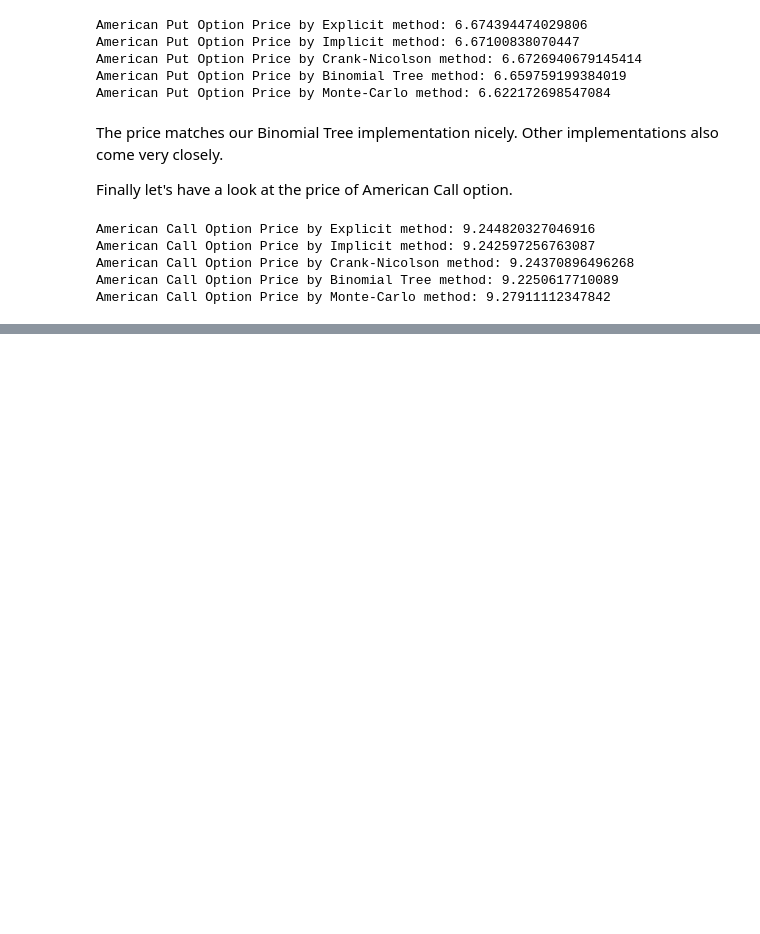
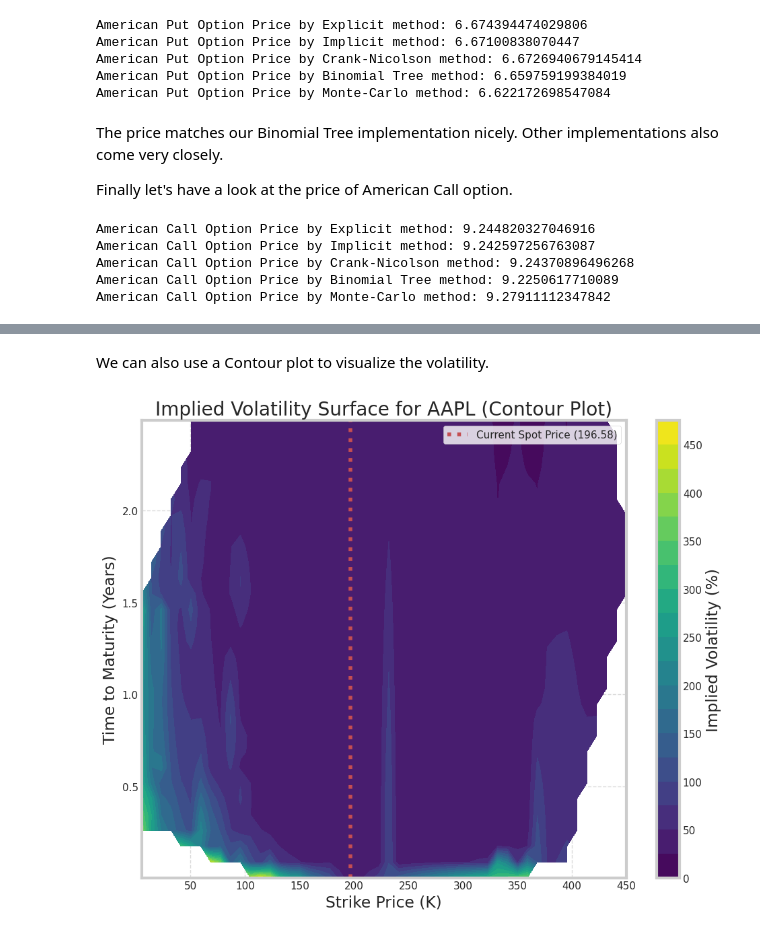
Before and after one commit to Lok-Tung-Li/Option-Pricing-and-Greek-Calculation, a Jupyter notebook: Options_Pricing_and_Greeks_Calculation.ipynb, the cells around one changed output, grey strips where cells are left out. Saved outputs shown, nothing was run; the diff lists cells and outputs as text; code cells hidden in the pictures; blank space fills up the shorter version.

```diff
--- a/Options_Pricing_and_Greeks_Calculation.ipynb
+++ b/Options_Pricing_and_Greeks_Calculation.ipynb
@@ -924,0 +1222,17 @@ American Call Option Price by Monte-Carlo method: 9.27911112347842
+# %% [markdown]
+We can also use a Contour plot to visualize the volatility.
+# %%
+# Contour plot for a 2D view
+plt.figure(figsize=(10, 8))
+contour = plt.contourf(X, Y, Z, levels=20, cmap=cm.viridis)
+plt.colorbar(contour, label='Implied Volatility (%)')
+plt.xlabel('Strike Price (K)')
+plt.ylabel('Time to Maturity (Years)')
+plt.title(f'Implied Volatility Surface for {TICKER} (Contour Plot)')
+plt.grid(True, linestyle='--', alpha=0.7)
+plt.axvline(x=spot_price, color='r', linestyle=':', label=f'Current Spot Price ({spot_price:.2f})')
+plt.legend()
+plt.tight_layout()
+plt.show()
+# %% [output]
+[figure, added]
```
Also changed, not shown: parts of 21 cells of this notebook.
